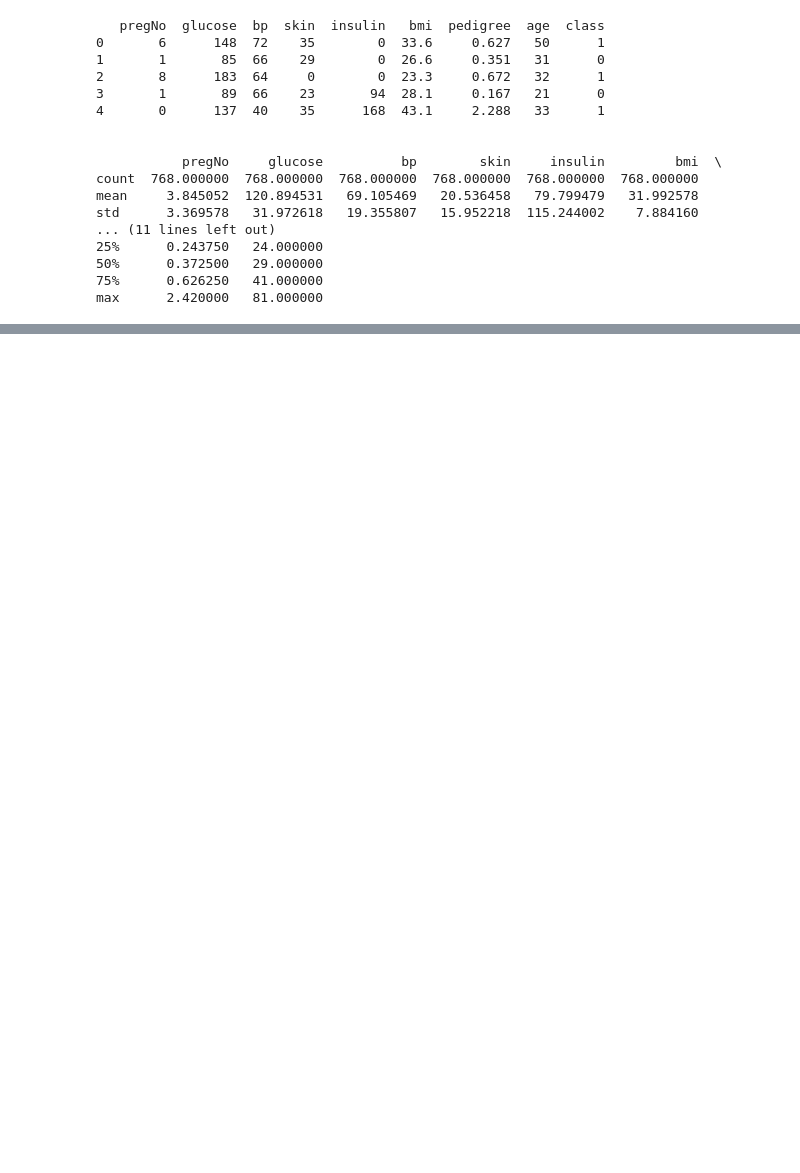
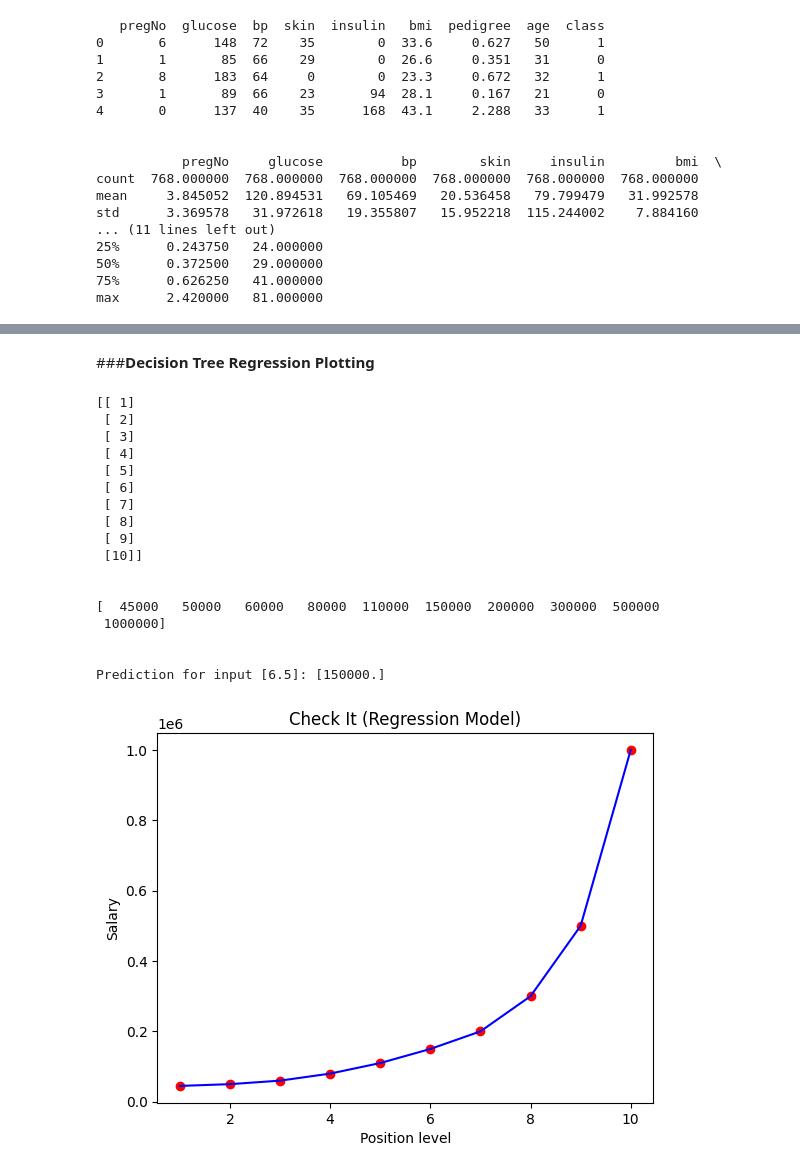
Before and after one commit to fosetorico/Data_Analytics, a Jupyter notebook: Decision_Tree.ipynb, the cells around one changed output, grey strips where cells are left out. Saved outputs shown, nothing was run; the diff lists cells and outputs as text; code cells hidden in the pictures; blank space fills up the shorter version.

```diff
--- a/Decision_Tree.ipynb
+++ b/Decision_Tree.ipynb
@@ -130,0 +239,64 @@ false positive:  32
+# %% [markdown]
+###**Decision Tree Regression Plotting**
+# %%
+#importing the libraries
+import numpy as np
+import pandas as pd
+import matplotlib.pyplot as plt
+from sklearn.tree import DecisionTreeRegressor
+%matplotlib inline
+
+#importing the dataset
+dataset=pd.read_csv('/content/drive/MyDrive/Colab Notebooks/week6/position_salaries.csv')
+
+#Dataset's column begin with 0, 1,2
+#dataset.iloc[:,1:2] gives you a 2-d dataframe (columns from 1 to 2)
+#dataset.iloc[:,1] gives you a pandas series (1-d) (from column 1).
+X=dataset.iloc[:,[1]].values # dataframe
+y=dataset.iloc[:,2].values # series
+z=dataset.iloc[:,1].values
+a=dataset.iloc[:,0].values
+
+print(X)
+print("\n")
+print(y)
+# print("\n")
+# print(z)
+# print("\n")
+# print(a)
+print("\n")
+
+#fitting the decision tree regression model to the dataset
+regressor=DecisionTreeRegressor(random_state=0)
+regressor.fit(X,y)
+
+y_pred = regressor.predict([[6.5]])
+print("Prediction for input [6.5]:",y_pred)
+print("\n")
+
+# Visualising the Decision Tree Regression results
+plt.scatter(X, y, color = 'red')
+plt.plot(X, regressor.predict(X), color = 'blue')
+plt.title('Check It (Regression Model)')
+plt.xlabel('Position level')
+plt.ylabel('Salary')
+plt.show()
+# %% [output]
+[[ 1]
+ [ 2]
+ [ 3]
+ [ 4]
+ [ 5]
+ [ 6]
+ [ 7]
+ [ 8]
+ [ 9]
+ [10]]
+
+
+[  45000   50000   60000   80000  110000  150000  200000  300000  500000
+ 1000000]
+
+
+Prediction for input [6.5]: [150000.]
+[figure, added]
```
Also changed, not shown: parts of 16 cells of this notebook.
